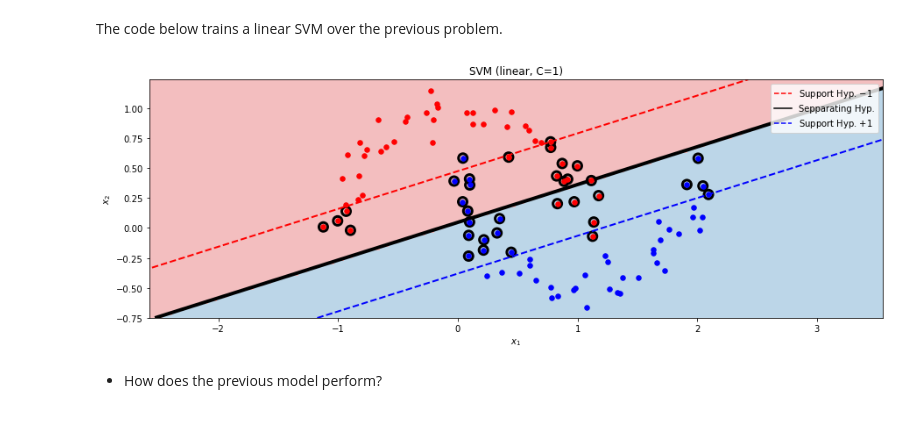
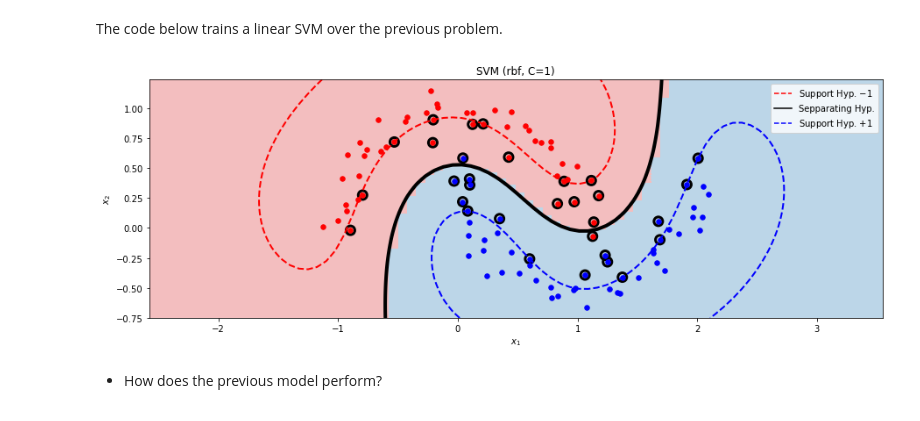
Before and after one commit to OscarGB/MUCD-MAAA, a Jupyter notebook: Oscar/3- SVM/SVMs.ipynb, the cells around one changed output. Cells and saved outputs as stored; diff of their text form; code cells hidden in the pictures.

```diff
--- a/Oscar/3- SVM/SVMs.ipynb
+++ b/Oscar/3- SVM/SVMs.ipynb
@@ -465,12 +465,12 @@ plot_dataset_clas(x, y)
 # %% [markdown]
 The code below trains a linear SVM over the previous problem.
 # %%
-model = SVC(kernel='linear')
+model = SVC(kernel='rbf')
 model.fit(x, y)
 
 plot_svc(x, y, model)
 # %% [output]
-[figure, old version]
+[figure, new version]
 # %% [markdown]
 <div class="qst">
 
```
Also changed, not shown: 1 other file.
